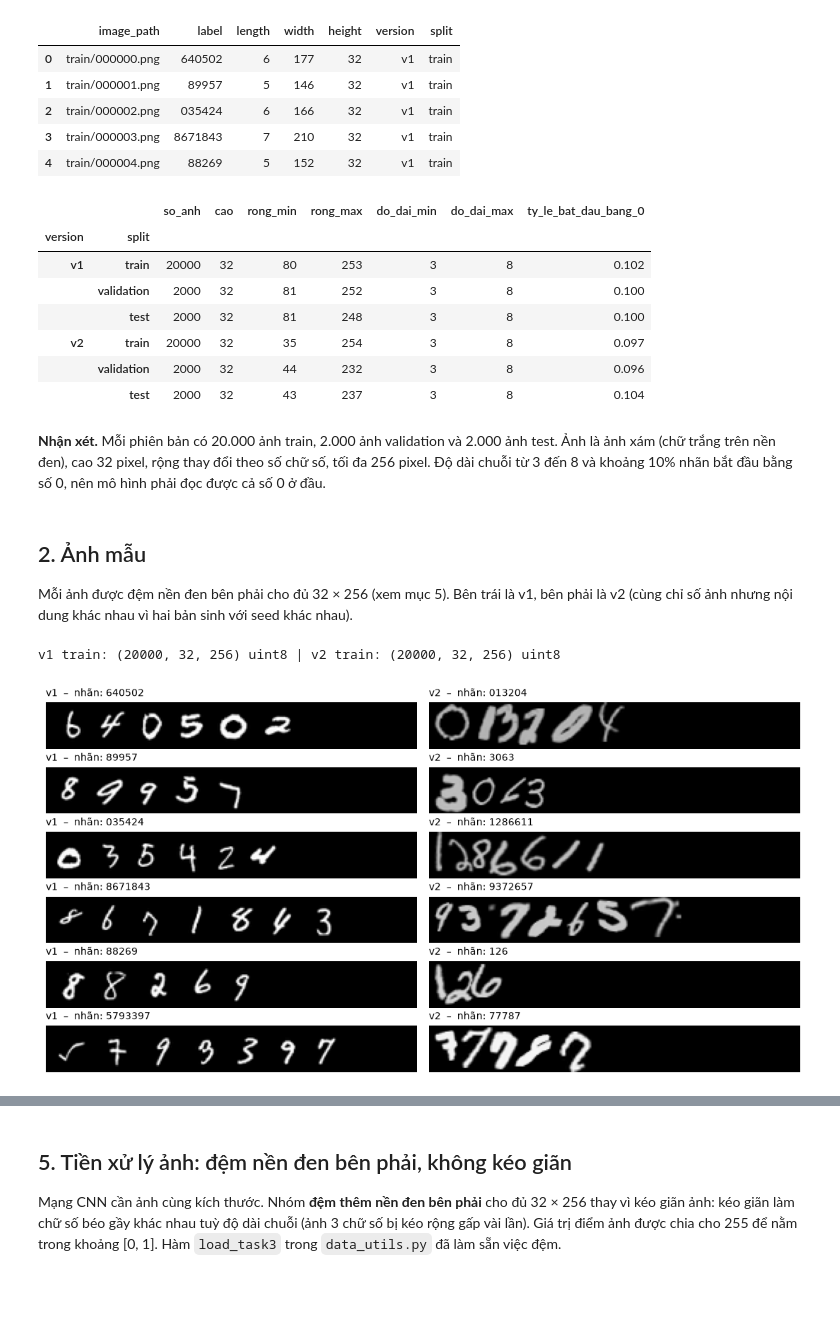
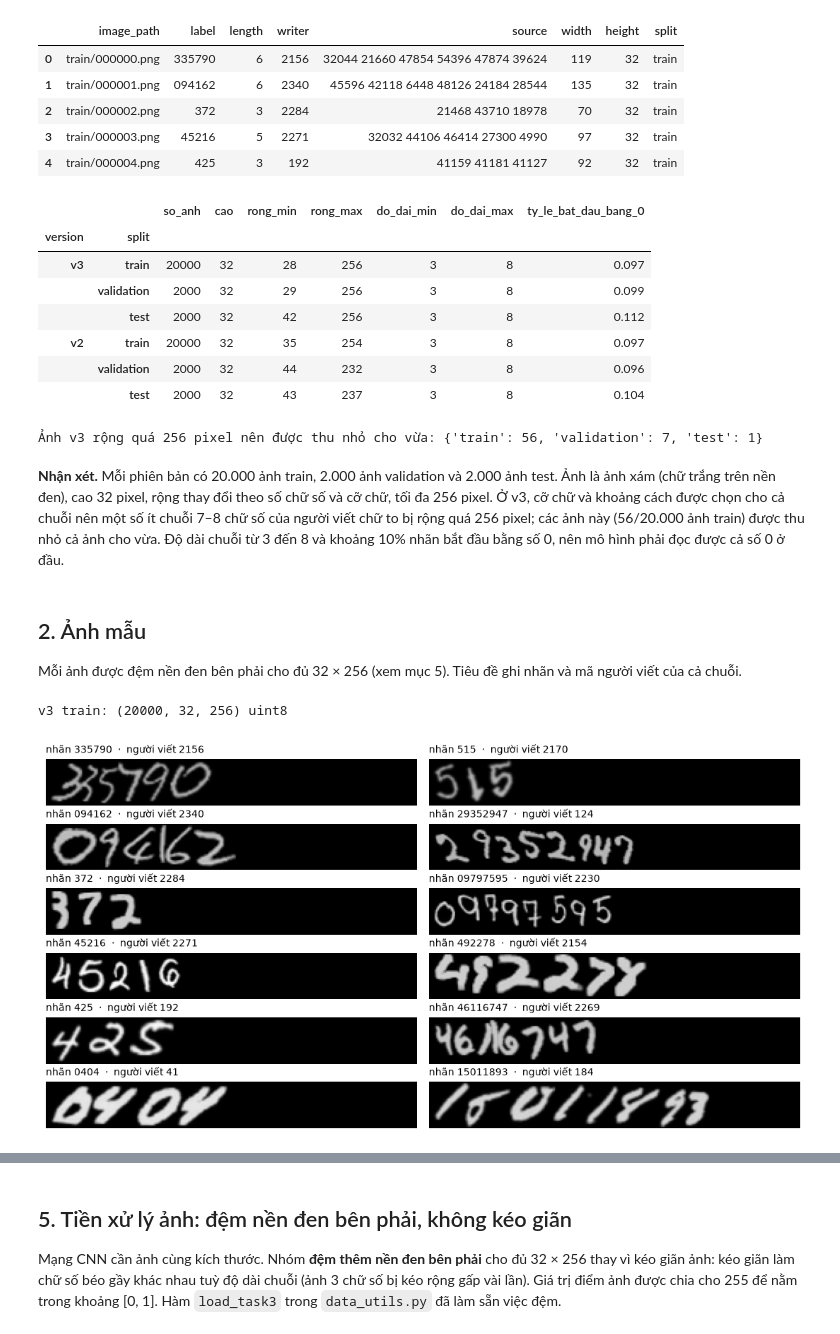
Before and after one commit to haminh109/hanoi-pm25-and-digit-string-recognition, a Jupyter notebook: 04_task3_data.ipynb, the cells around one changed output, grey strips where cells are left out. Drawn from its saved outputs; the diff is of its cells as text; code cells hidden in the pictures; blank space fills up the shorter version.

```diff
--- a/04_task3_data.ipynb
+++ b/04_task3_data.ipynb
@@ -13,7 +17,7 @@ Notebook chạy được cả trên máy lẫn Google Colab. Trên Colab, tải
 # %%
 # !unzip -q FinalDeepData_hoan_chinh.zip      # chỉ cần trên Colab
 
-import os, sys
+import os, sys, json, subprocess
 import numpy as np
 import pandas as pd
 import matplotlib.pyplot as plt
@@ -21,11 +25,16 @@ from PIL import Image
 
 DATA_ROOT = "FinalDeepData"
 sys.path.append(os.path.join(DATA_ROOT, "common"))
+sys.path.append(os.path.join(DATA_ROOT, "task3"))
 from data_utils import load_task3, encode_labels, decode_tokens, augment, PAD, BOS, EOS, VOCAB_SIZE
+import generate_data_v3 as gen3        # script sinh v3: dùng lại hàm đọc mã người viết và hàm ghép ảnh
+import generate_data_v2 as gen2        # script sinh v2 (cách ghép cũ), chỉ để vẽ hình so sánh
 
 TASK3_DIR = os.path.join(DATA_ROOT, "task3", "data")
-VERSIONS = {"v1": os.path.join(TASK3_DIR, "mnist_sequences_v1"),
+VERSIONS = {"v3": os.path.join(TASK3_DIR, "mnist_sequences_v3"),
             "v2": os.path.join(TASK3_DIR, "mnist_sequences_v2")}
+if not os.path.exists(VERSIONS["v3"]):     # chưa có bộ v3 thì sinh
+    subprocess.run([sys.executable, "generate_data_v3.py"], cwd=os.path.join(DATA_ROOT, "task3"), check=True)
 SPLITS = ["train", "validation", "test"]
 FIG_DIR = os.path.join("task3_outputs", "figures")
 os.makedirs(FIG_DIR, exist_ok=True)
@@ -36,7 +45,7 @@ plt.rcParams.update({"figure.dpi": 110, "savefig.dpi": 160, "font.size": 10,
                      "axes.grid": True, "grid.color": "#e4e3df", "grid.linewidth": 0.6,
                      "axes.axisbelow": True, "axes.edgecolor": "#8a8984", "axes.labelcolor": "#52514e",
                      "xtick.color": "#52514e", "ytick.color": "#52514e"})
-COLORS = {"v1": "#2a78d6", "v2": "#eb6834"}
+COLORS = {"v3": "#2a78d6", "v2": "#eb6834"}
 # %% [markdown]
 ## 1. Đọc nhãn và kích thước ảnh gốc
 
@@ -47,25 +58,28 @@ Nhãn **phải đọc dạng chuỗi** (`dtype={"label": str}`): nếu để pan
 frames = []
 for version, root in VERSIONS.items():
     for split in SPLITS:
-        df = pd.read_csv(os.path.join(root, f"{split}_labels.csv"), dtype={"label": str}, encoding="utf-8-sig")
+        df = pd.read_csv(os.path.join(root, f"{split}_labels.csv"), dtype={"label": str, "source": str},
+                         encoding="utf-8-sig")
         sizes = [Image.open(os.path.join(root, p)).size for p in df["image_path"]]   # (rộng, cao)
         df["width"] = [w for w, h in sizes]
         df["height"] = [h for w, h in sizes]
         df["version"], df["split"] = version, split
         frames.append(df)
 meta = pd.concat(frames, ignore_index=True)
+v3 = meta[meta["version"] == "v3"].copy()
+v3["writer"] = v3["writer"].astype(int)          # cột chỉ có ở v3 (v2 không lưu người viết)
 
 # Kiểm tra nhanh: nhãn chỉ gồm chữ số, độ dài khớp cột length
 assert meta["label"].str.fullmatch(r"\d+").all()
 assert (meta["label"].str.len() == meta["length"]).all()
-meta.head()
+v3.drop(columns="version").head()
 # %% [output]
-|  | image_path | label | length | width | height | version | split |
-| 0 | train/000000.png | 640502 | 6 | 177 | 32 | v1 | train |
-| 1 | train/000001.png | 89957 | 5 | 146 | 32 | v1 | train |
-| 2 | train/000002.png | 035424 | 6 | 166 | 32 | v1 | train |
-| 3 | train/000003.png | 8671843 | 7 | 210 | 32 | v1 | train |
-| 4 | train/000004.png | 88269 | 5 | 152 | 32 | v1 | train |
+|  | image_path | label | length | writer | source | width | height | split |
+| 0 | train/000000.png | 335790 | 6 | 2156 | 32044 21660 47854 54396 47874 39624 | 119 | 32 | train |
+| 1 | train/000001.png | 094162 | 6 | 2340 | 45596 42118 6448 48126 24184 28544 | 135 | 32 | train |
+| 2 | train/000002.png | 372 | 3 | 2284 | 21468 43710 18978 | 70 | 32 | train |
+| 3 | train/000003.png | 45216 | 5 | 2271 | 32032 44106 46414 27300 4990 | 97 | 32 | train |
+| 4 | train/000004.png | 425 | 3 | 192 | 41159 41181 41127 | 92 | 32 | train |
 # %%
 summary = (meta.groupby(["version", "split"], sort=False)
                .agg(so_anh=("label", "size"),
@@ -76,37 +90,41 @@ summary = (meta.groupby(["version", "split"], sort=False)
                     do_dai_max=("length", "max"),
                     ty_le_bat_dau_bang_0=("label", lambda s: s.str.startswith("0").mean()))
                .round(3))
-summary
+display(summary)
+
+with open(os.path.join(VERSIONS["v3"], "generation_config.json"), encoding="utf-8") as f:
+    config3 = json.load(f)
+print("Ảnh v3 rộng quá 256 pixel nên được thu nhỏ cho vừa:",
+      {split: s["images_shrunk_to_fit_256px"] for split, s in config3["split_stats"].items()})
 # %% [output]
 |  |  | so_anh | cao | rong_min | rong_max | do_dai_min | do_dai_max | ty_le_bat_dau_bang_0 |
 | version | split |  |  |  |  |  |  |  |
-| v1 | train | 20000 | 32 | 80 | 253 | 3 | 8 | 0.102 |
-|  | validation | 2000 | 32 | 81 | 252 | 3 | 8 | 0.100 |
-|  | test | 2000 | 32 | 81 | 248 | 3 | 8 | 0.100 |
+| v3 | train | 20000 | 32 | 28 | 256 | 3 | 8 | 0.097 |
+|  | validation | 2000 | 32 | 29 | 256 | 3 | 8 | 0.099 |
+|  | test | 2000 | 32 | 42 | 256 | 3 | 8 | 0.112 |
 | v2 | train | 20000 | 32 | 35 | 254 | 3 | 8 | 0.097 |
 |  | validation | 2000 | 32 | 44 | 232 | 3 | 8 | 0.096 |
 |  | test | 2000 | 32 | 43 | 237 | 3 | 8 | 0.104 |
+Ảnh v3 rộng quá 256 pixel nên được thu nhỏ cho vừa: {'train': 56, 'validation': 7, 'test': 1}
 # %% [markdown]
-**Nhận xét.** Mỗi phiên bản có 20.000 ảnh train, 2.000 ảnh validation và 2.000 ảnh test. Ảnh là ảnh xám (chữ trắng trên nền đen), cao 32 pixel, rộng thay đổi theo số chữ số, tối đa 256 pixel. Độ dài chuỗi từ 3 đến 8 và khoảng 10% nhãn bắt đầu bằng số 0, nên mô hình phải đọc được cả số 0 ở đầu.
+**Nhận xét.** Mỗi phiên bản có 20.000 ảnh train, 2.000 ảnh validation và 2.000 ảnh test. Ảnh là ảnh xám (chữ trắng trên nền đen), cao 32 pixel, rộng thay đổi theo số chữ số và cỡ chữ, tối đa 256 pixel. Ở v3, cỡ chữ và khoảng cách được chọn cho cả chuỗi nên một số ít chuỗi 7–8 chữ số của người viết chữ to bị rộng quá 256 pixel; các ảnh này (56/20.000 ảnh train) được thu nhỏ cả ảnh cho vừa. Độ dài chuỗi từ 3 đến 8 và khoảng 10% nhãn bắt đầu bằng số 0, nên mô hình phải đọc được cả số 0 ở đầu.
 # %% [markdown]
 ## 2. Ảnh mẫu
 
-Mỗi ảnh được đệm nền đen bên phải cho đủ 32 × 256 (xem mục 5). Bên trái là v1, bên phải là v2 (cùng chỉ số ảnh nhưng nội dung khác nhau vì hai bản sinh với seed khác nhau).
+Mỗi ảnh được đệm nền đen bên phải cho đủ 32 × 256 (xem mục 5). Tiêu đề ghi nhãn và mã người viết của cả chuỗi.
 # %%
-X1, labels1 = load_task3(VERSIONS["v1"], "train")
-X2, labels2 = load_task3(VERSIONS["v2"], "train")
-print("v1 train:", X1.shape, X1.dtype, "| v2 train:", X2.shape, X2.dtype)
+X3, labels3 = load_task3(VERSIONS["v3"], "train")
+v3_train = v3[v3["split"] == "train"].reset_index(drop=True)
+print("v3 train:", X3.shape, X3.dtype)
 
 fig, axes = plt.subplots(6, 2, figsize=(10, 5.2))
-for row in range(6):
-    for col, (X, labels, name) in enumerate([(X1, labels1, "v1"), (X2, labels2, "v2")]):
-        ax = axes[row, col]
-        ax.imshow(X[row], cmap="gray", vmin=0, vmax=255)
-        ax.set_title(f"{name}  –  nhãn: {labels[row]}", fontsize=9, loc="left")
-        ax.axis("off")
+for k, ax in enumerate(axes.T.ravel()):
+    ax.imshow(X3[k], cmap="gray", vmin=0, vmax=255)
+    ax.set_title(f"nhãn {labels3[k]}  ·  người viết {v3_train['writer'][k]}", fontsize=9, loc="left")
+    ax.axis("off")
 plt.tight_layout()
 plt.savefig(os.path.join(FIG_DIR, "data_samples.png"), bbox_inches="tight")
 plt.show()
 # %% [output]
-v1 train: (20000, 32, 256) uint8 | v2 train: (20000, 32, 256) uint8
+v3 train: (20000, 32, 256) uint8
-[figure, old version]
+[figure, new version]
```
Also changed, not shown: parts of 18 cells of this notebook, 55 other files.
